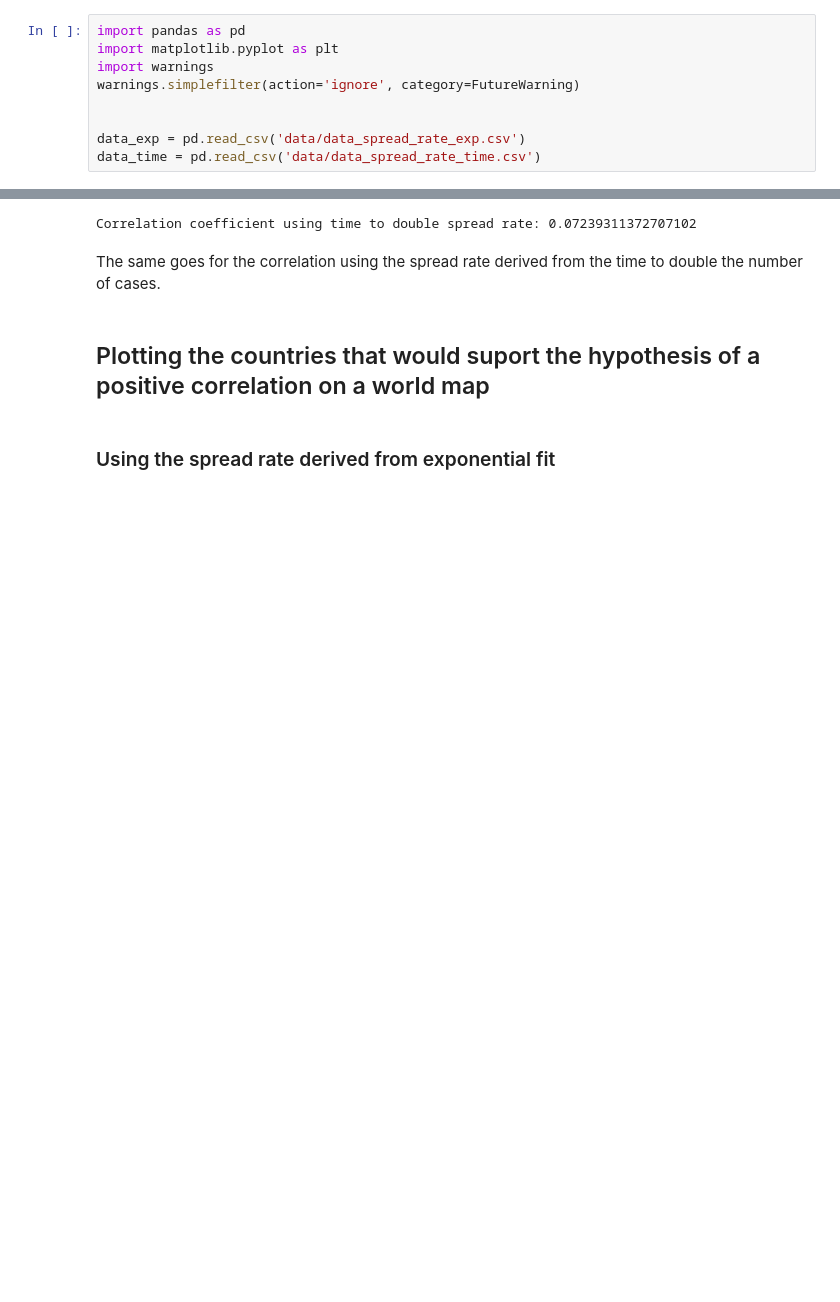
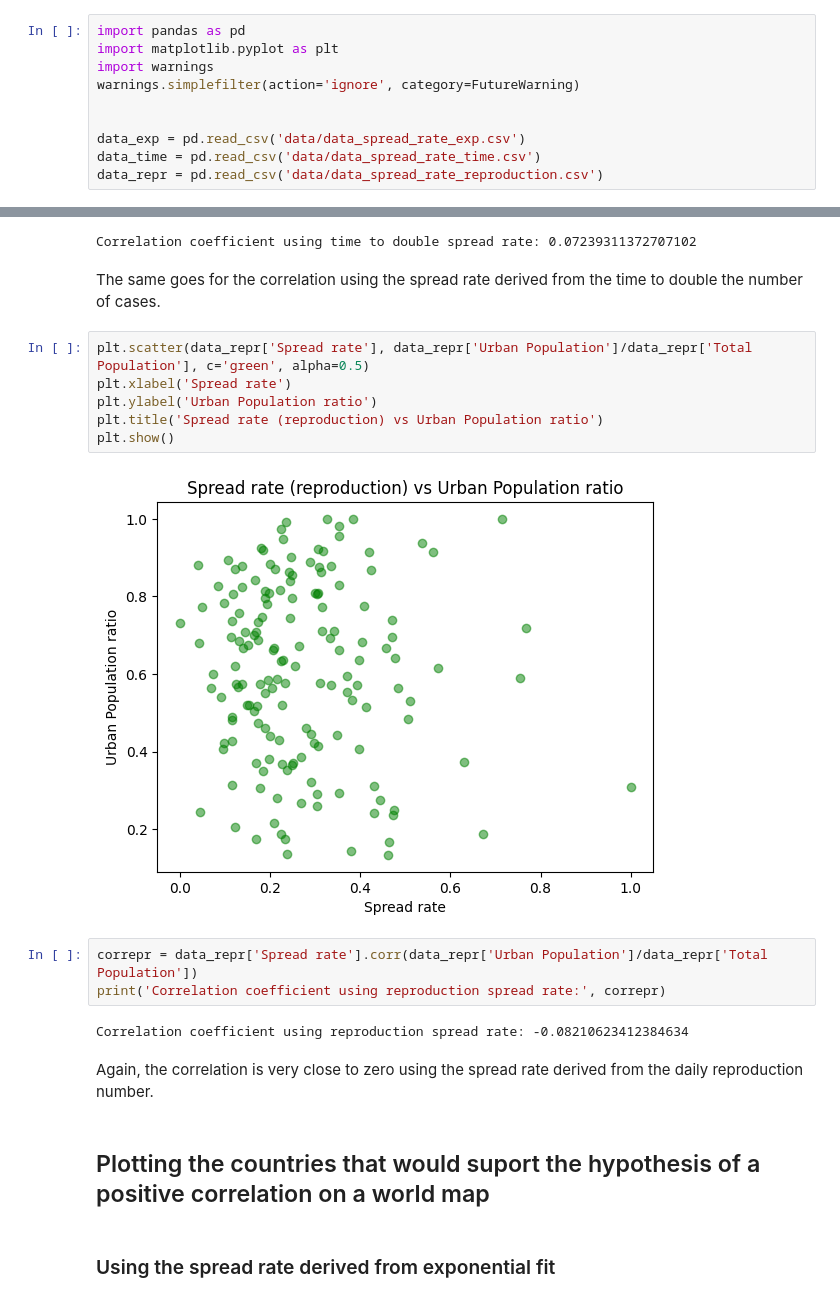
Before and after one commit to BigBaz54/Covid_spread, a Jupyter notebook: urbanization.ipynb, the cells around one changed output, grey strips where cells are left out. Cells and saved outputs as stored; diff of their text form; blank space fills up the shorter version.

Commit message:
[+] using the repr spread rate

```diff
--- a/urbanization.ipynb
+++ b/urbanization.ipynb
@@ -11,6 +11,7 @@ warnings.simplefilter(action='ignore', category=FutureWarning)
 
 data_exp = pd.read_csv('data/data_spread_rate_exp.csv')
 data_time = pd.read_csv('data/data_spread_rate_time.csv')
+data_repr = pd.read_csv('data/data_spread_rate_reproduction.csv')
 # %% [markdown]
 ## Correlation between Covid-19 spread and urban population ratio
 # %%
@@ -45,6 +44,21 @@ print('Correlation coefficient using time to double spread rate:', corrtime)
 Correlation coefficient using time to double spread rate: 0.07239311372707102
 # %% [markdown]
 The same goes for the correlation using the spread rate derived from the time to double the number of cases.
+# %%
+plt.scatter(data_repr['Spread rate'], data_repr['Urban Population']/data_repr['Total Population'], c='green', alpha=0.5)
+plt.xlabel('Spread rate')
+plt.ylabel('Urban Population ratio')
+plt.title('Spread rate (reproduction) vs Urban Population ratio')
+plt.show()
+# %% [output]
+[figure, added]
+# %%
+correpr = data_repr['Spread rate'].corr(data_repr['Urban Population']/data_repr['Total Population'])
+print('Correlation coefficient using reproduction spread rate:', correpr)
+# %% [output]
+Correlation coefficient using reproduction spread rate: -0.08210623412384634
+# %% [markdown]
+Again, the correlation is very close to zero using the spread rate derived from the daily reproduction number.
 # %% [markdown]
 ## Plotting the countries that would suport the hypothesis of a positive correlation on a world map
 # %% [markdown]
```
Also changed, not shown: parts of 4 cells of this notebook.
